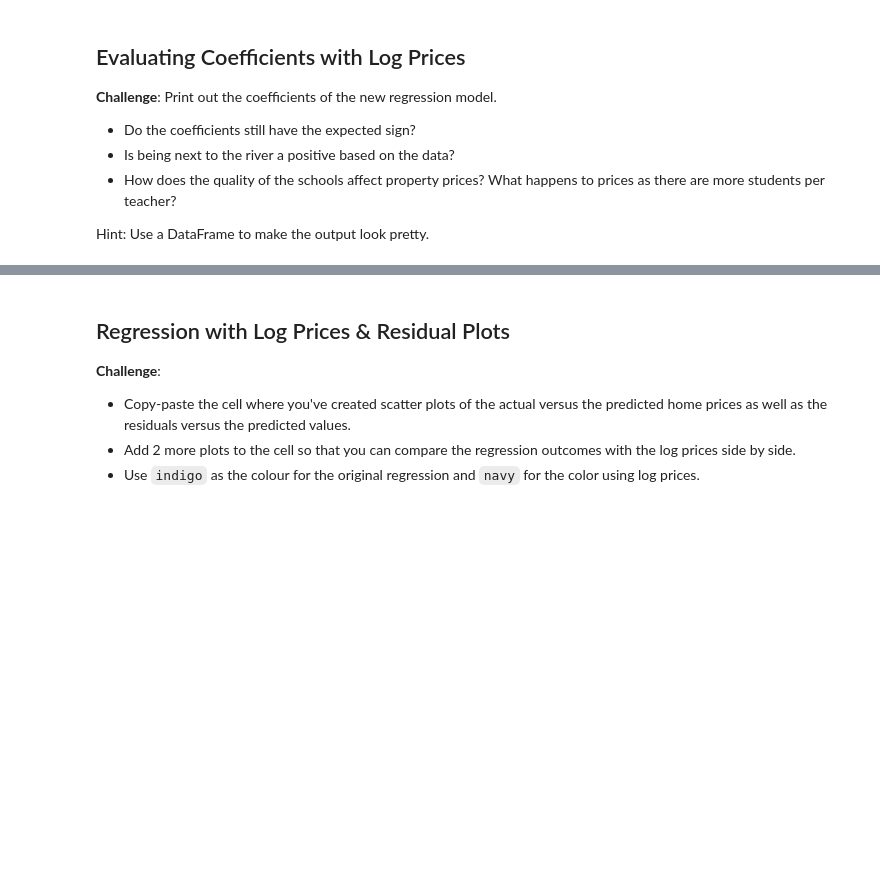
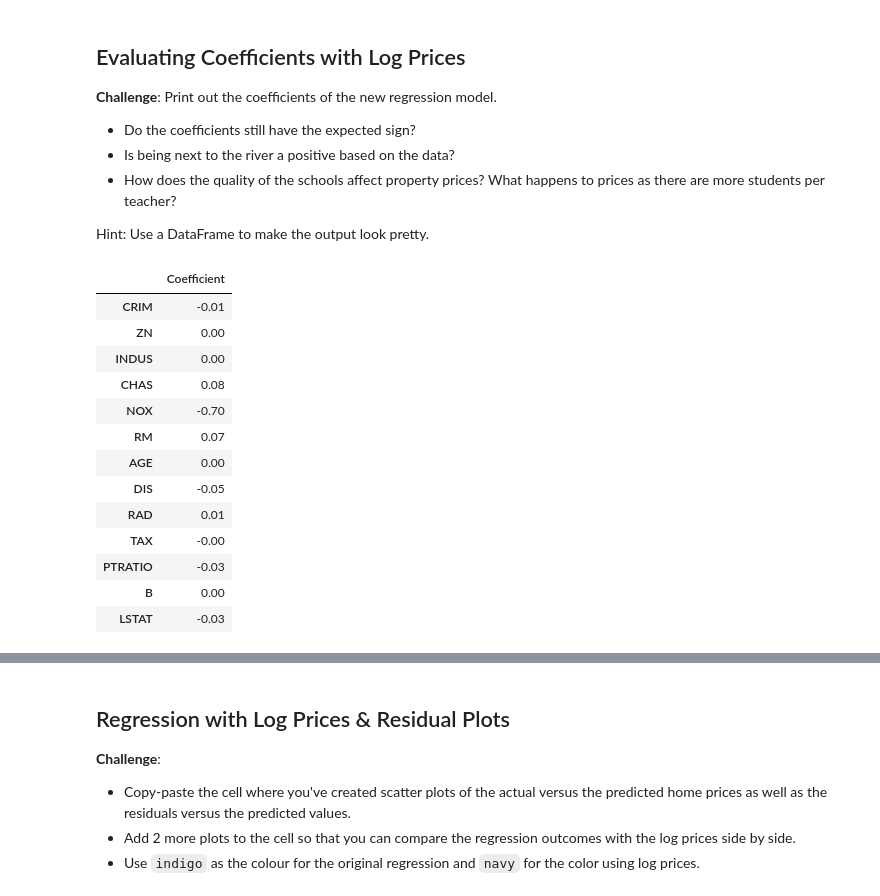
Before and after one commit to shahiddhariwala/boston_housing_prediction, a Jupyter notebook: Multivariable_Regression_and_Valuation_Model_(start).ipynb, the cells around one changed output, grey strips where cells are left out. Cells and saved outputs as stored; diff of their text form; code cells hidden in the pictures; blank space fills up the shorter version.

Commit message:
Evaluating COefficients with Log Prices

```diff
--- a/Multivariable_Regression_and_Valuation_Model_(start).ipynb
+++ b/Multivariable_Regression_and_Valuation_Model_(start).ipynb
@@ -708,3 +708,20 @@ $$ \log (PR \hat ICE) = \theta _0 + \theta _1 RM + \theta _2 NOX + \theta_3 DIS
 * Run a second regression, but this time use the transformed target data.
 * What is the r-squared of the regression on the training data?
 * Have we improved the fit of our model compared to before based on this measure?
+# %%
+new_target = np.log(data['PRICE']) # Use log prices
+features = data.drop('PRICE', axis=1)
+
+X_train, X_test, log_y_train, log_y_test = train_test_split(features,
+                                                    new_target,
+                                                    test_size=0.2,
+                                                    random_state=10)
+
+log_regr = LinearRegression()
+log_regr.fit(X_train, log_y_train)
+log_rsquared = log_regr.score(X_train, log_y_train)
+
+log_predictions = log_regr.predict(X_train)
+log_residuals = (log_y_train - log_predictions)
+
+print(f'Training data r-squared: {log_rsquared:.2}')
@@ -718,3 +739,21 @@ $$ \log (PR \hat ICE) = \theta _0 + \theta _1 RM + \theta _2 NOX + \theta_3 DIS
 * How does the quality of the schools affect property prices? What happens to prices as there are more students per teacher?
 
 Hint: Use a DataFrame to make the output look pretty.
+# %%
+log_regr_coef = pd.DataFrame(data=log_regr.coef_, index=X_train.columns, columns=['Coefficient'])
+log_regr_coef
+# %% [output]
+|  | Coefficient |
+| CRIM | -0.01 |
+| ZN | 0.00 |
+| INDUS | 0.00 |
+| CHAS | 0.08 |
+| NOX | -0.70 |
+| RM | 0.07 |
+| AGE | 0.00 |
+| DIS | -0.05 |
+| RAD | 0.01 |
+| TAX | -0.00 |
+| PTRATIO | -0.03 |
+| B | 0.00 |
+| LSTAT | -0.03 |
```
Also changed, not shown: parts of 3 cells of this notebook.
